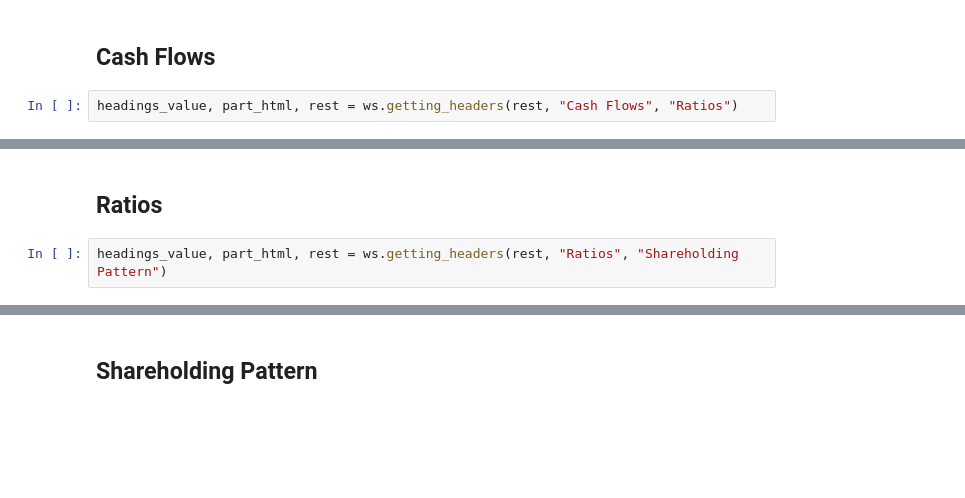
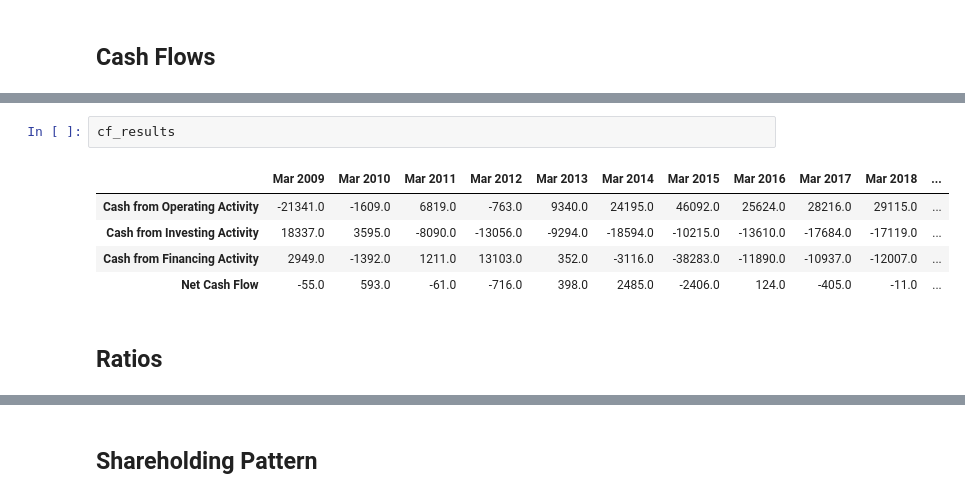
Before and after one commit to ml-nest/Modelling-stock-price-using-FR, a Jupyter notebook: notebook.ipynb, the cells around one changed output, grey strips where cells are left out. Saved outputs shown, nothing was run; the diff lists cells and outputs as text; blank space fills up the shorter version.

```diff
--- a/notebook.ipynb
+++ b/notebook.ipynb
@@ -104,4 +99,2 @@ total_assets, temp = ws.func(temp, "Total Assets", "td", headings_value)
 # %% [markdown]
 ## Cash Flows
-# %%
-headings_value, part_html, rest = ws.getting_headers(rest, "Cash Flows", "Ratios")
@@ -119,4 +111,10 @@ cash_fin_act, temp = ws.func(temp, "Cash from Financing Activity", "td", heading
+# %%
+cf_results
+# %% [output]
+|  | Mar 2009 | Mar 2010 | Mar 2011 | Mar 2012 | Mar 2013 | Mar 2014 | Mar 2015 | Mar 2016 | Mar 2017 | Mar 2018 | ... |
+| Cash from Operating Activity | -21341.0 | -1609.0 | 6819.0 | -763.0 | 9340.0 | 24195.0 | 46092.0 | 25624.0 | 28216.0 | 29115.0 | ... |
+| Cash from Investing Activity | 18337.0 | 3595.0 | -8090.0 | -13056.0 | -9294.0 | -18594.0 | -10215.0 | -13610.0 | -17684.0 | -17119.0 | ... |
+| Cash from Financing Activity | 2949.0 | -1392.0 | 1211.0 | 13103.0 | 352.0 | -3116.0 | -38283.0 | -11890.0 | -10937.0 | -12007.0 | ... |
+| Net Cash Flow | -55.0 | 593.0 | -61.0 | -716.0 | 398.0 | 2485.0 | -2406.0 | 124.0 | -405.0 | -11.0 | ... |
 # %% [markdown]
 ## Ratios
-# %%
-headings_value, part_html, rest = ws.getting_headers(rest, "Ratios", "Shareholding Pattern")
```
Also changed, not shown: parts of 12 cells of this notebook, 1 other file.
